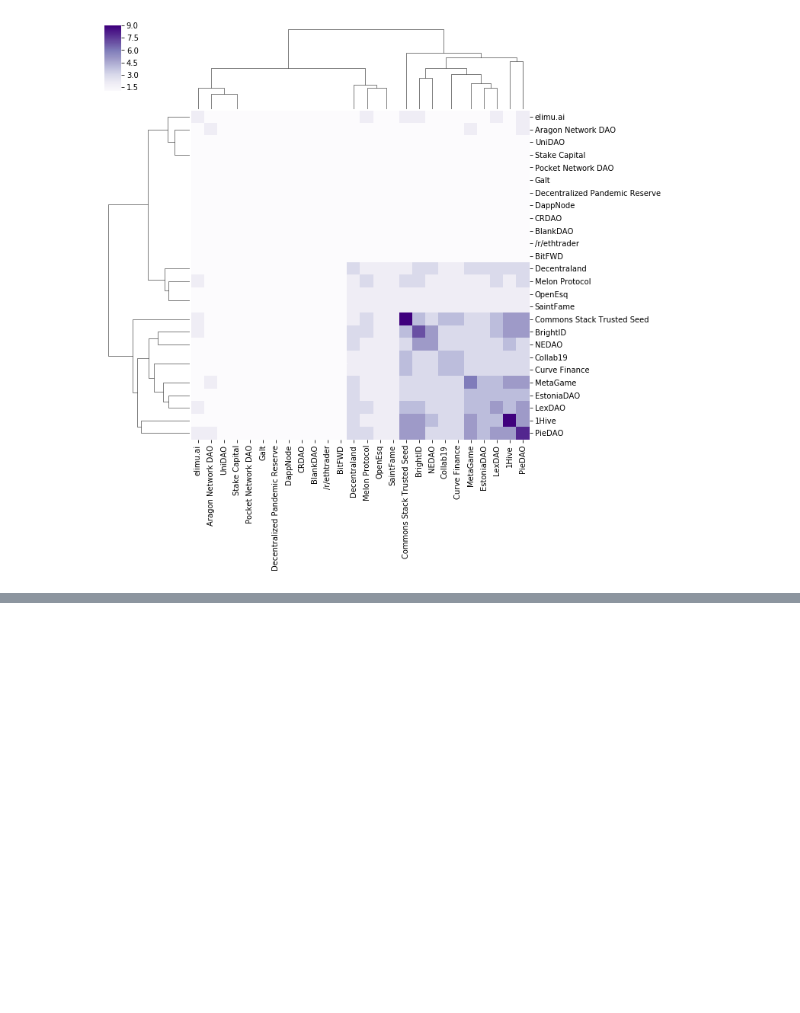
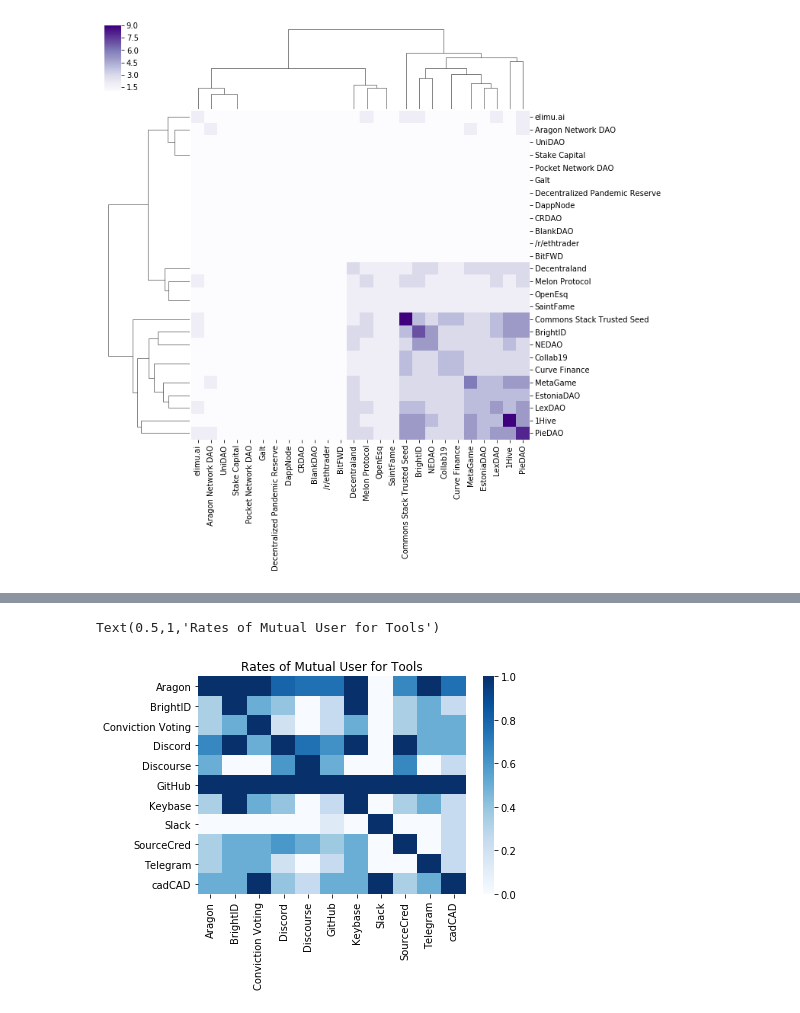
Before and after one commit to metagov/govbase, a Jupyter notebook: airtableToNetworkx.ipynb, the cells around one changed output, grey strips where cells are left out. Drawn from its saved outputs; the diff is of its cells as text; code cells hidden in the pictures; blank space fills up the shorter version.

```diff
--- a/airtableToNetworkx.ipynb
+++ b/airtableToNetworkx.ipynb
@@ -464,0 +591,7 @@ sns.clustermap(data=tool_data_df, cmap = 'Purples')
+# %%
+rdf_data = rdf.values
+rdf_cols = rdf.columns
+rdf_ind = rdf.index
+# %%
+A = np.matmul(rdf_data.T, rdf_data)
+D = np.diag(np.diag(A))
@@ -464,0 +626,2 @@ sns.clustermap(data=tool_data_df, cmap = 'Purples')
+# %%
+L = np.matmul(np.linalg.inv(D),A)
@@ -464,0 +648,8 @@ sns.clustermap(data=tool_data_df, cmap = 'Purples')
+# %%
+rdf_normed = pd.DataFrame(L, columns=rdf_cols, index=rdf_cols)
+# %%
+sns.heatmap(data=rdf_normed.T, cmap = 'Blues', )
+plt.title('Rates of Mutual User for Tools')
+# %% [output]
+Text(0.5,1,'Rates of Mutual User for Tools')
+[figure, added]
```
Also changed, not shown: parts of 37 cells of this notebook, 4 other files.
